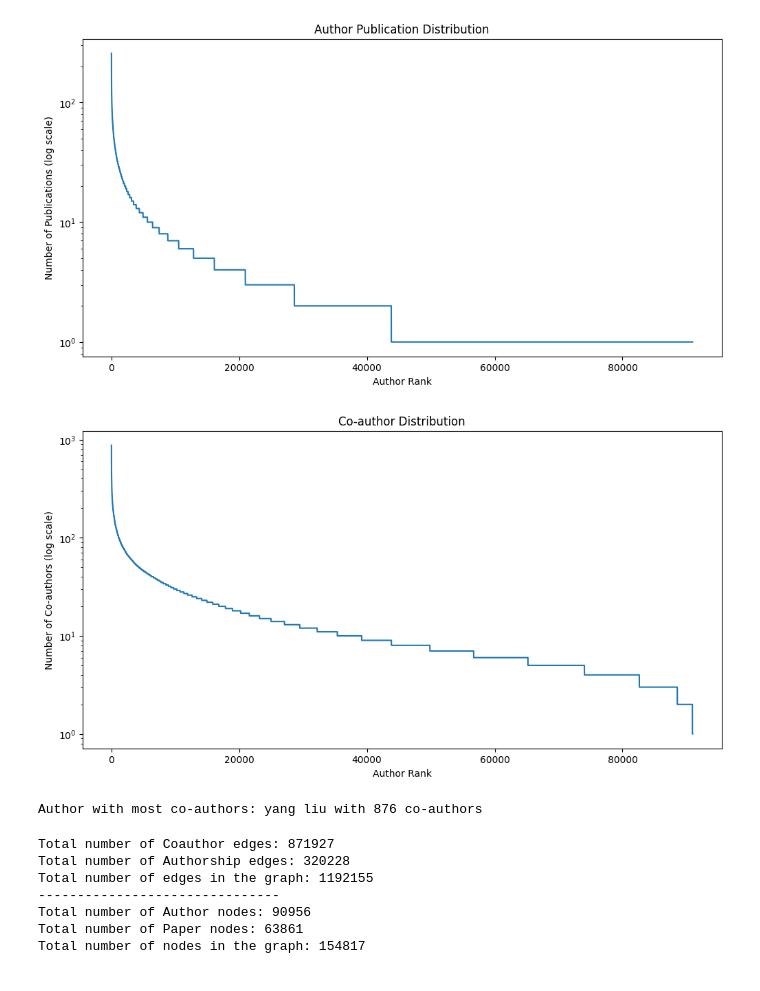
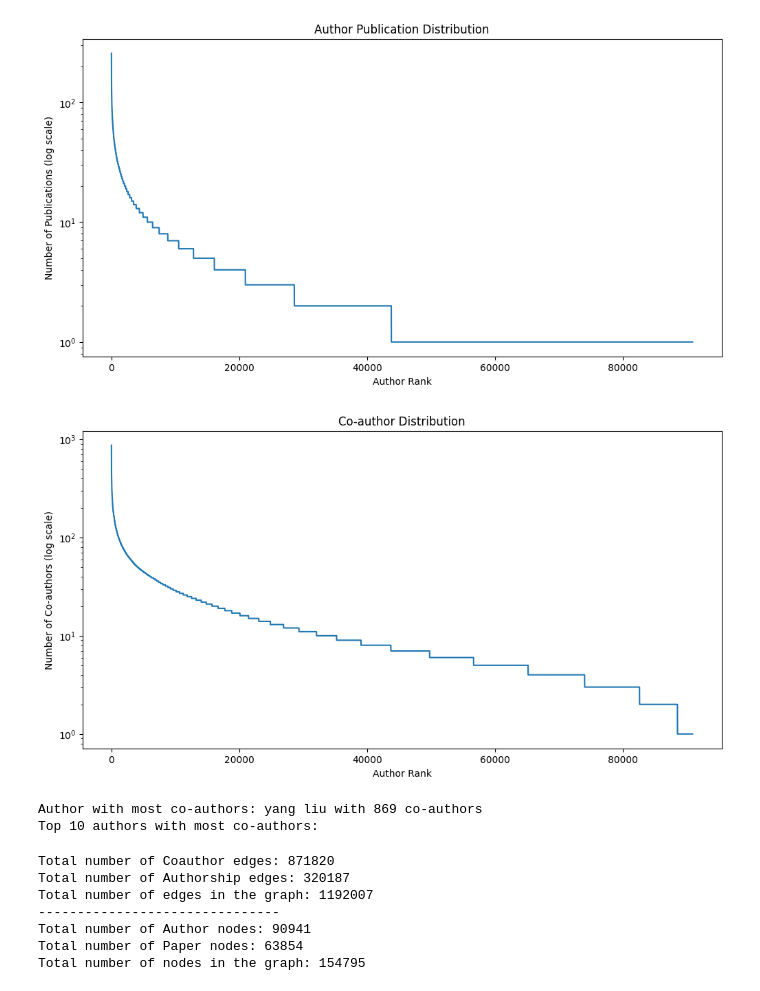
Before and after one commit to Jaluus/PaperTrail, a Jupyter notebook: analysis.ipynb, the cells around one changed output. Cells and saved outputs as stored; diff of their text form; code cells hidden in the pictures.

```diff
--- a/analysis.ipynb
+++ b/analysis.ipynb
@@ -3,16 +3,7 @@ import pandas as pd
 import matplotlib.pyplot as plt
 import numpy as np
 # %%
-data_path = "data/processed_data.pkl"
+data_path = "data/processed_normalized_data.pkl"
 
 data: pd.DataFrame = pd.read_pickle(data_path)
 data.head()
-
-# Do some basic filtering of the data
-# For exampel paper https://iclr.cc/virtual/2025/poster/31514, has 450 coauthors, elading to a "kink" in the distribution
-# Beyond the Imitation Game: Quantifying and extrapolating the capabilities of language models
-
-# remove all paper where the number of authors is greater than 50, these skew the data too much
-data = data[data["authors"].apply(len) <= 50]
-# remove all papers where the number of authors is 1, they dont provide enough edge information
-data = data[data["authors"].apply(len) >= 2]
@@ -56,31 +54,40 @@ plt.show()
 # %%
 coauthors_per_author = {str(author): set() for author in unique_authors}
 for coauthor_list in authors:
     for author in coauthor_list:
         author_norm = author.strip().lower()
         coauthors = set(coauthor_list) - {author_norm}
         coauthors_per_author[author_norm].update(coauthors)
 
 num_coauthors_per_author = {
     author: len(coauthors) for author, coauthors in coauthors_per_author.items()
 }
 
 num_coauthors = np.array(list(num_coauthors_per_author.values()))
 num_coauthors_sorted = np.sort(num_coauthors)[::-1]
 plt.figure(figsize=(12, 6))
 plt.plot(num_coauthors_sorted)
 plt.yscale("log")
 plt.xlabel("Author Rank")
 plt.ylabel("Number of Co-authors (log scale)")
 plt.title("Co-author Distribution")
 plt.show()
 
 # author with the most coauthors
 top_author = unique_authors[np.argmax(num_coauthors)]
 print(f"Author with most co-authors: {top_author} with {num_coauthors_per_author[top_author]} co-authors")
+
+sorted_unique_authors_coauthors = sorted(
+    num_coauthors_per_author.items(), key=lambda x: x[1], reverse=True
+)
+print("Top 10 authors with most co-authors:")
+with open("top_authors_coauthors.txt", "w") as f:
+    for author, count in sorted_unique_authors_coauthors:
+        f.write(f"{author}: {count}\n")
 # %% [output]
-[figure, old version]
+[figure, new version]
-Author with most co-authors: yang liu with 876 co-authors
+Author with most co-authors: yang liu with 869 co-authors
+Top 10 authors with most co-authors:
 # %%
 # get the clusters of the 10 most prolific authors
 top_authors = unique_authors[:10]
@@ -146,10 +153,10 @@ print(f"Total number of Author nodes: {num_author_nodes}")
 print(f"Total number of Paper nodes: {num_paper_nodes}")
 print(f"Total number of nodes in the graph: {num_author_nodes + num_paper_nodes}")
 # %% [output]
-Total number of Coauthor edges: 871927
-Total number of Authorship edges: 320228
-Total number of edges in the graph: 1192155
+Total number of Coauthor edges: 871820
+Total number of Authorship edges: 320187
+Total number of edges in the graph: 1192007
 -------------------------------
-Total number of Author nodes: 90956
-Total number of Paper nodes: 63861
-Total number of nodes in the graph: 154817
+Total number of Author nodes: 90941
+Total number of Paper nodes: 63854
+Total number of nodes in the graph: 154795
```
Also changed, not shown: parts of 2 cells of this notebook, 2 other files.
